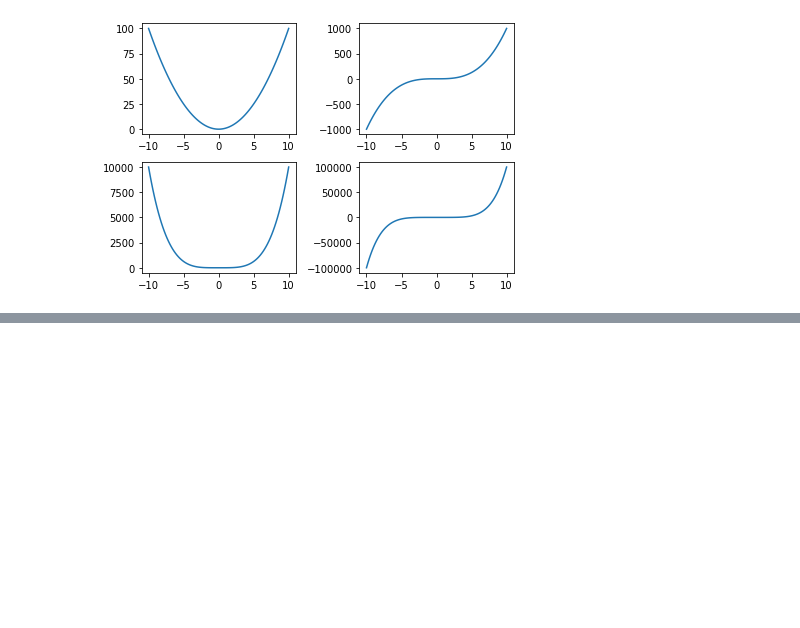
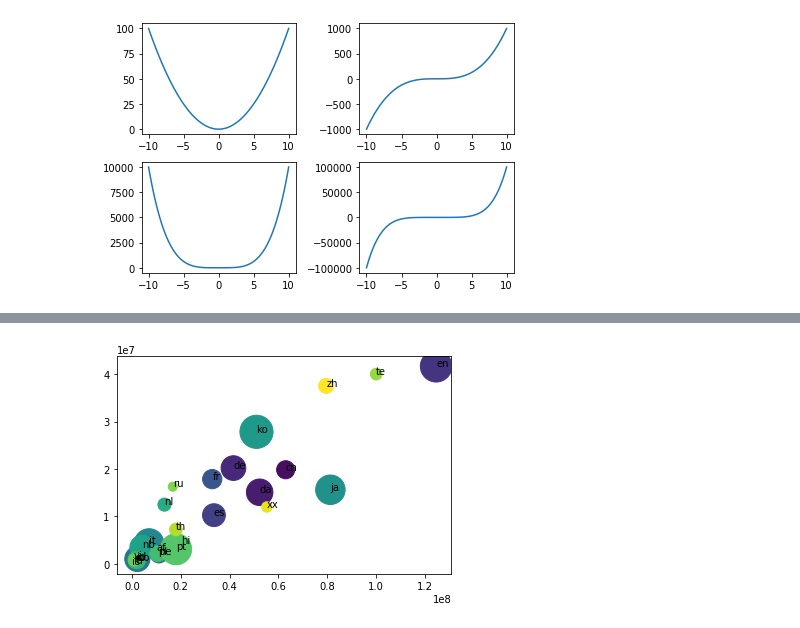
Before and after one commit to tatsu1015/python_learning, a Jupyter notebook: work/udemy_kame_python/210111_Matplotlib.ipynb, the cells around one changed output, grey strips where cells are left out. Saved outputs shown, nothing was run; the diff lists cells and outputs as text; code cells hidden in the pictures; blank space fills up the shorter version.

```diff
--- a/work/udemy_kame_python/210111_Matplotlib.ipynb
+++ b/work/udemy_kame_python/210111_Matplotlib.ipynb
@@ -143,0 +157,9 @@ fig.tight_layout()
+# %%
+df = df[(df['revenue'] != 0) & (df['budget'] != 0)]
+lang_group_df = df.groupby('original_language').mean()[['budget', 'revenue', 'vote_count']]
+c = np.arange(len(lang_group_df))
+plt.scatter('revenue', 'budget', s='vote_count', c=c, data=lang_group_df)
+for idx, row in lang_group_df.iterrows():
+    plt.annotate(idx,(row['revenue'], row['budget']))
+# %% [output]
+[figure, added]
```
Also changed, not shown: parts of 29 cells of this notebook, 4 other files.
